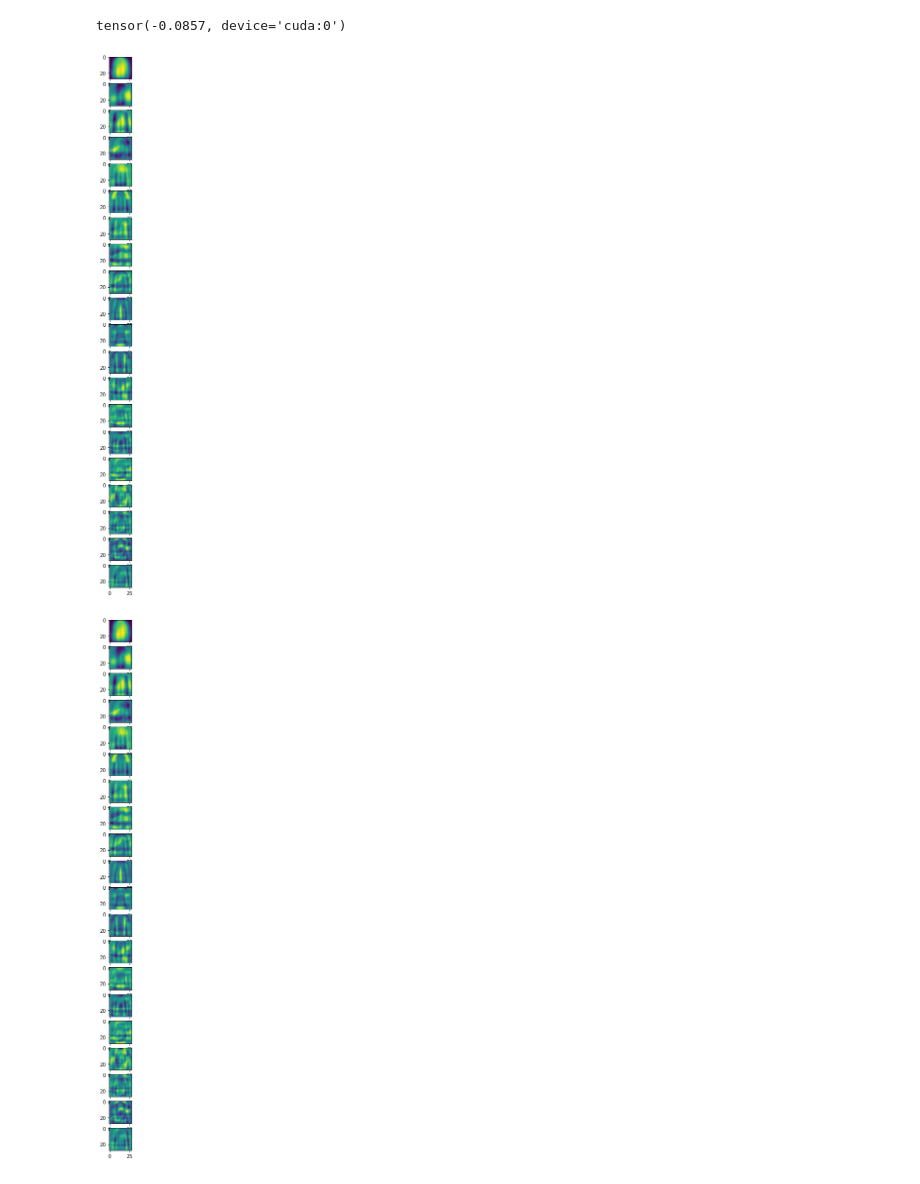
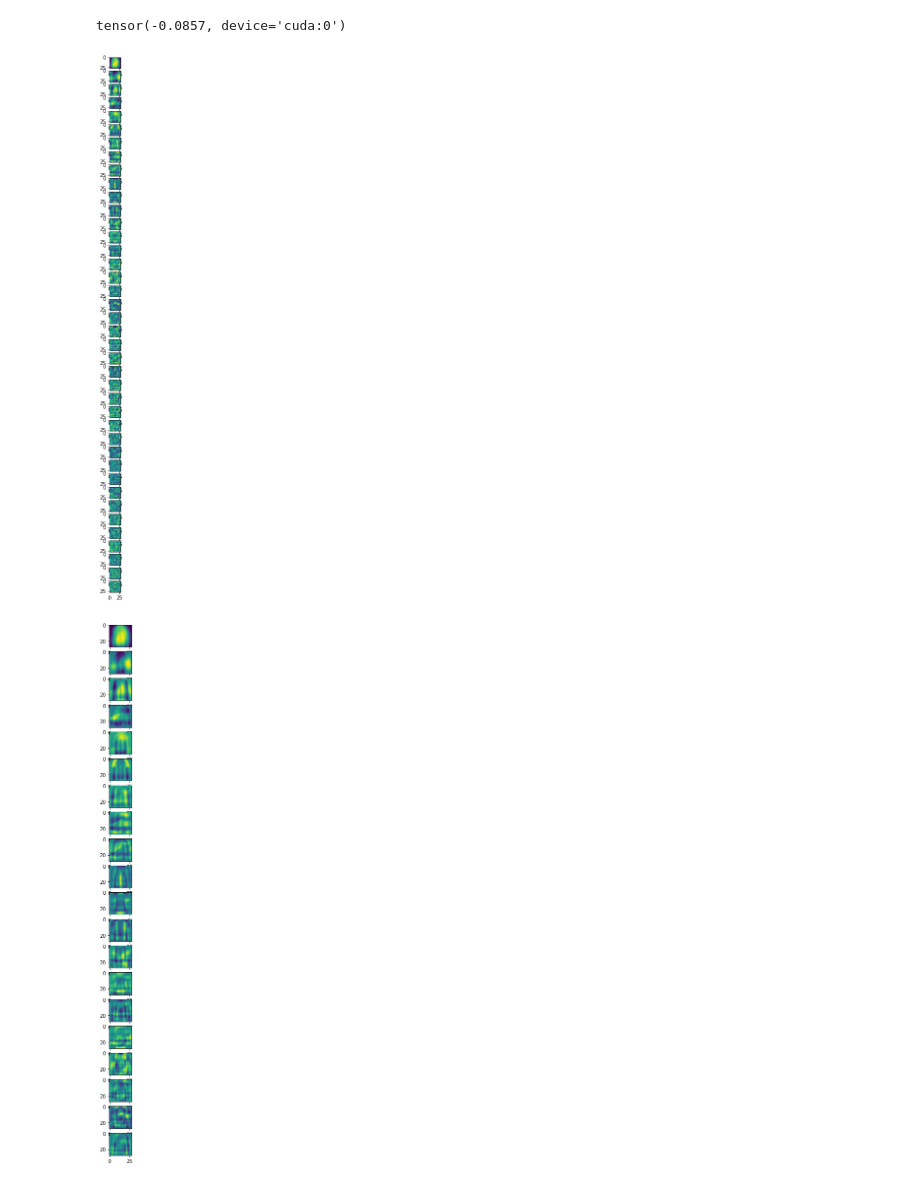
Before and after one commit to bogdankjastrzebski/WarsztatyBadawcze2, a Jupyter notebook: Embedding.ipynb, the cells around one changed output. Drawn from its saved outputs; the diff is of its cells as text; code cells hidden in the pictures.

```diff
--- a/Embedding.ipynb
+++ b/Embedding.ipynb
@@ -461,11 +461,11 @@ torch.Size([784])
 # %% [output]
 tensor(-0.0857, device='cuda:0')
 # %%
-fig, ax = plt.subplots(20, figsize=(20,20))
-for i in range(20):
+fig, ax = plt.subplots(40, figsize=(20,20))
+for i in range(40):
     ax[i].imshow(V[:,i].reshape(28,28).to(torch.device('cpu')))
 # %% [output]
-[figure, old version]
+[figure, new version]
 # %%
 inV = torch.inverse(V.T)
 fig, ax = plt.subplots(20, figsize=(20,20))
```
Also changed, not shown: 8 other files.
